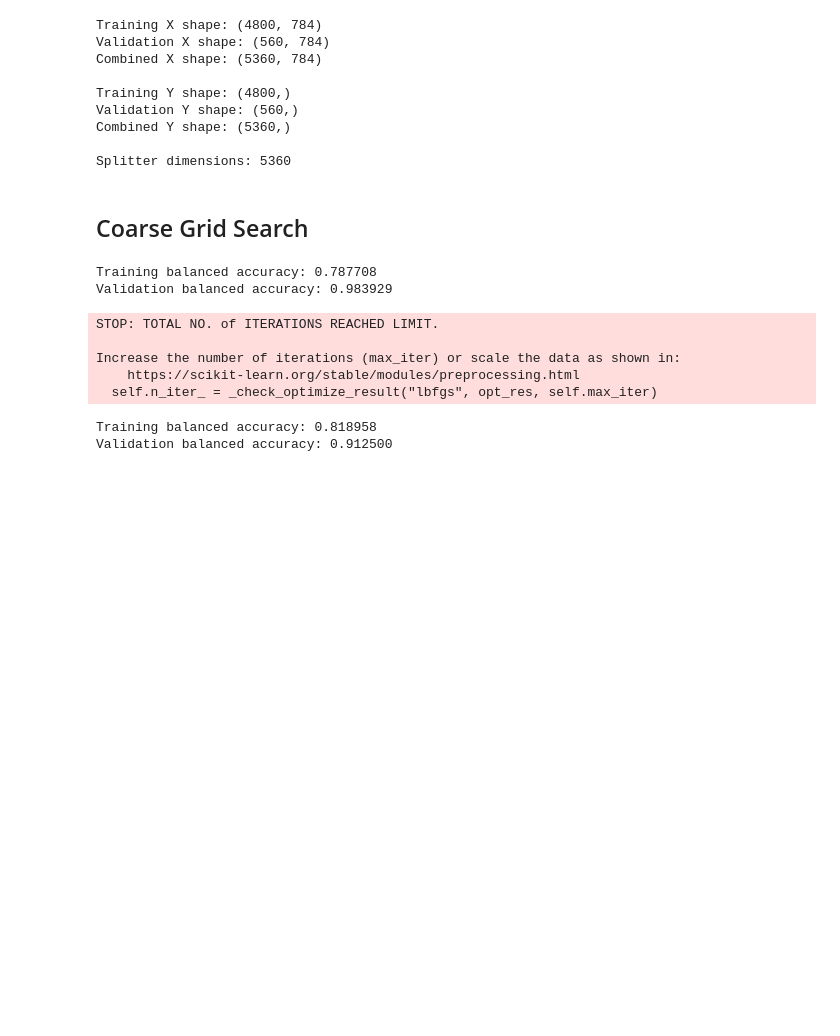
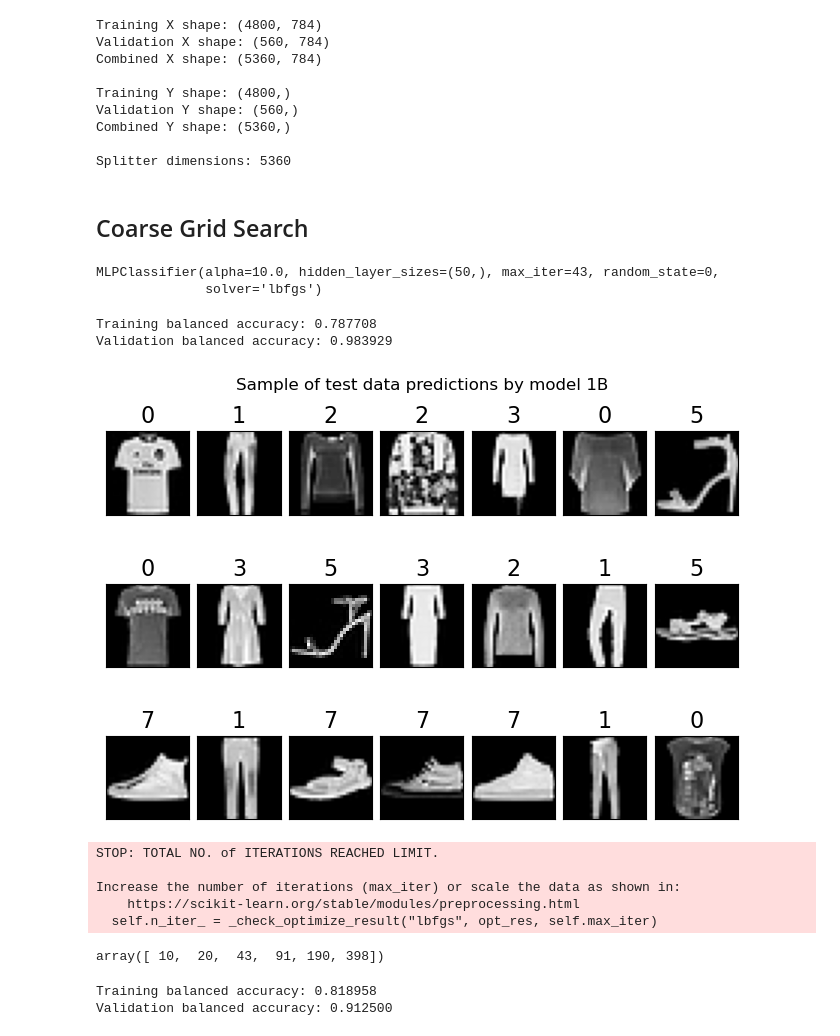
Before and after one commit to ratva/Multi-class-Image-Classification-for-Unbalanced-Fashion-Data, a Jupyter notebook: problem2Images.ipynb, the cells around one changed output. Saved outputs shown, nothing was run; the diff lists cells and outputs as text; code cells hidden in the pictures; blank space fills up the shorter version.

```diff
--- a/problem2Images.ipynb
+++ b/problem2Images.ipynb
@@ -413,9 +413,12 @@ else:
     grid_2_model.fit(new_x_all, new_y_all)
     pickle.dump(grid_2_model, open(filename, 'wb'))
 # %%
-best_est = grid_2_model['grid_search'].best_params_
+best_est = grid_2_model['grid_search'].best_estimator_
 #best_est.fit(x_all_sc, y_all_df['class_uid'])
 print(best_est)
+# %% [output]
+MLPClassifier(alpha=10.0, hidden_layer_sizes=(50,), max_iter=43, random_state=0,
+              solver='lbfgs')
 # %%
 #Checking normal accuracy, not balanced accuracy
 tr_acc = sklearn.metrics.accuracy_score(new_y_tr, best_est.predict(new_x_tr_sc))
@@ -424,6 +427,27 @@ print("Training balanced accuracy: %f\nValidation balanced accuracy: %f" % (tr_a
 # %% [output]
 Training balanced accuracy: 0.787708
 Validation balanced accuracy: 0.983929
+# %%
+pred_te= best_est.predict(x_te)
+np.savetxt('yhat_test.txt', pred_te, delimiter='\n', fmt='%s');
+# %%
+# Plot test data
+rows = 3
+cols = 7
+fig, axgrid = plt.subplots(rows, cols, layout="constrained")
+
+for imageID in range(rows*cols):
+    ax = axgrid[np.unravel_index( imageID, (rows,cols))]
+    x_SS = x_te[imageID].reshape((28,28))
+    ax.imshow(x_SS, vmin=0, vmax=255, cmap='gray')
+    ax.set_xticks([]); ax.set_yticks([]);
+    label = pred_te[imageID]
+    ax.set_title(label, fontsize=16)
+# plt.tight_layout();
+fig.suptitle("Sample of test data predictions by model 1B")
+plt.show();
+# %% [output]
+[figure, added]
 # %%
 # new_x_tr_sc - Updated training set
 # new_x_va_sc - Updated validation set
@@ -452,6 +476,10 @@ STOP: TOTAL NO. of ITERATIONS REACHED LIMIT.
 Increase the number of iterations (max_iter) or scale the data as shown in:
     https://scikit-learn.org/stable/modules/preprocessing.html
   self.n_iter_ = _check_optimize_result("lbfgs", opt_res, self.max_iter)
+# %%
+np.logspace(1,2.6,6,dtype=int)
+# %% [output]
+array([ 10,  20,  43,  91, 190, 398])
 # %%
 better_est = grid_3_model['grid_search'].best_estimator_
 # %%
```
Also changed, not shown: 1 other file.
